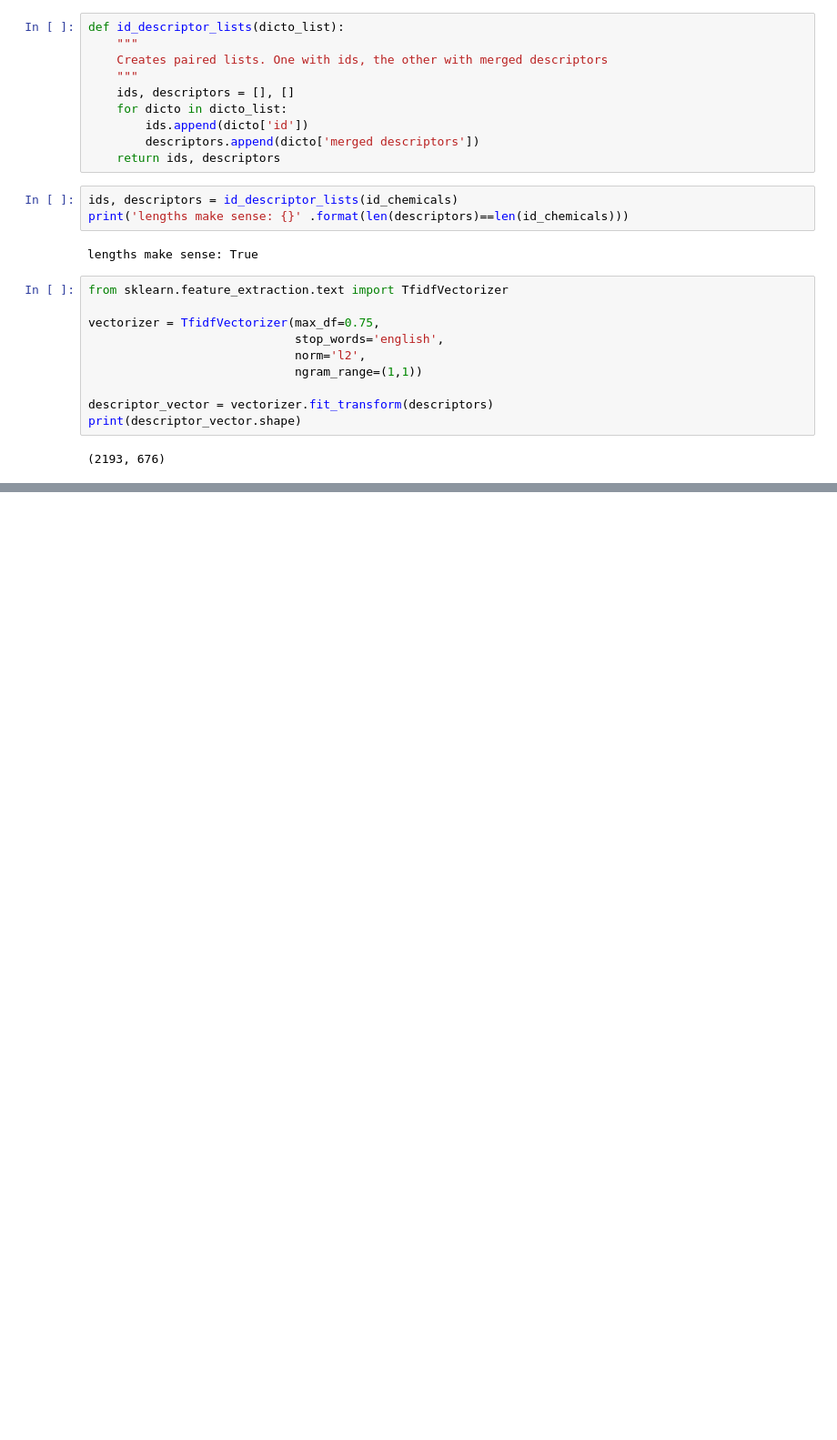
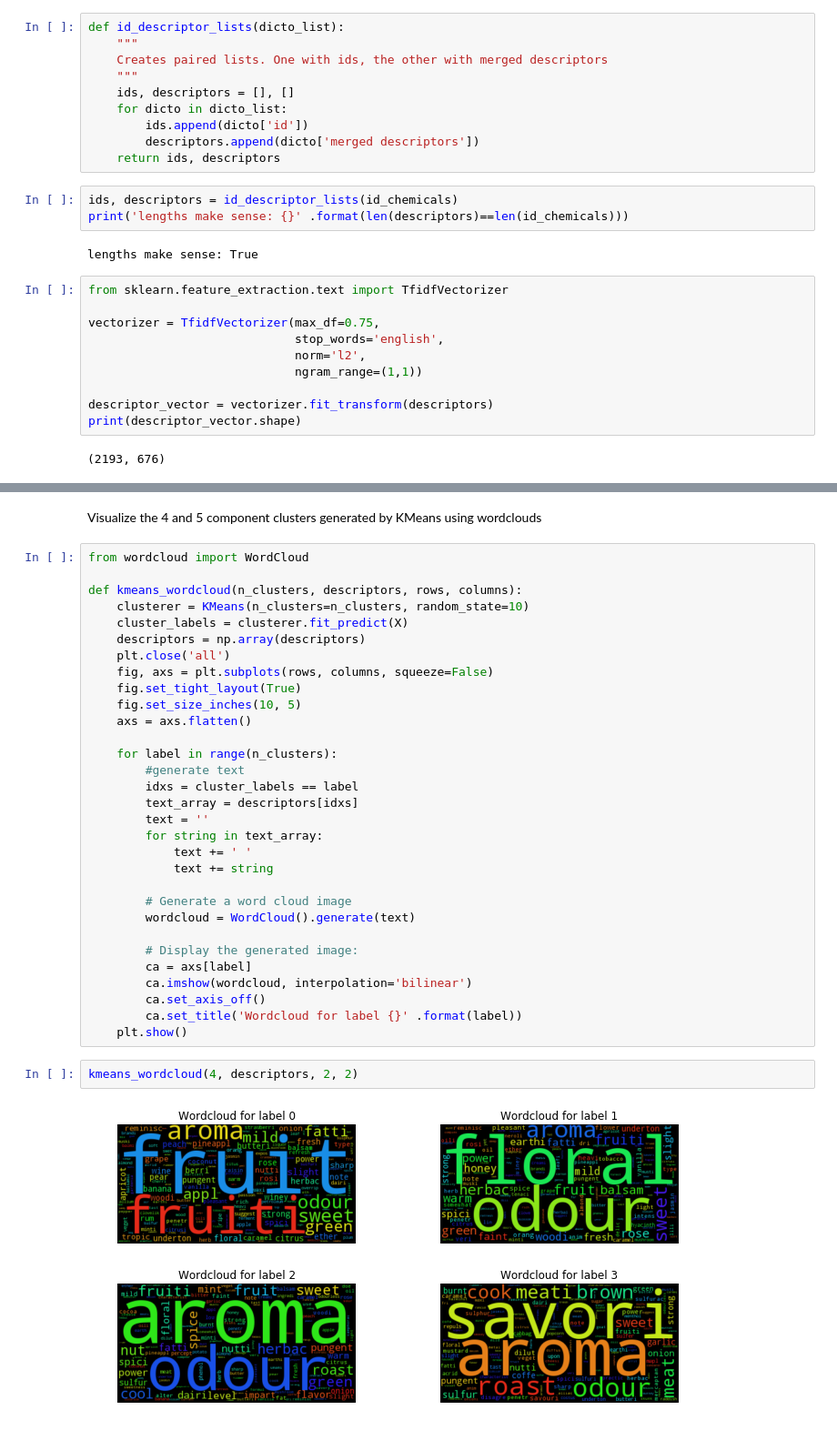
Before and after one commit to trnoriega/chemproject, a Jupyter notebook: descriptor_clustering.ipynb, the cells around one changed output, grey strips where cells are left out. Shown: that part at 91% size. Drawn from its saved outputs; the diff is of its cells as text; blank space fills up the shorter version.

```diff
--- a/descriptor_clustering.ipynb
+++ b/descriptor_clustering.ipynb
@@ -180,0 +176,37 @@ For n_clusters = 6 The average silhouette_score is : 0.0746881274282
+# %% [markdown]
+Visualize the 4 and 5 component clusters generated by KMeans using wordclouds
+# %%
+from wordcloud import WordCloud
+
+def kmeans_wordcloud(n_clusters, descriptors, rows, columns):
+    clusterer = KMeans(n_clusters=n_clusters, random_state=10)
+    cluster_labels = clusterer.fit_predict(X)
+    descriptors = np.array(descriptors)
+    plt.close('all')
+    fig, axs = plt.subplots(rows, columns, squeeze=False)
+    fig.set_tight_layout(True)
+    fig.set_size_inches(10, 5)
+    axs = axs.flatten()
+
+    for label in range(n_clusters):
+        #generate text
+        idxs = cluster_labels == label
+        text_array = descriptors[idxs]
+        text = ''
+        for string in text_array:
+            text += ' '
+            text += string
+
+        # Generate a word cloud image
+        wordcloud = WordCloud().generate(text)
+
+        # Display the generated image:
+        ca = axs[label]
+        ca.imshow(wordcloud, interpolation='bilinear')
+        ca.set_axis_off()
+        ca.set_title('Wordcloud for label {}' .format(label))
+    plt.show()
+# %%
+kmeans_wordcloud(4, descriptors, 2, 2)
+# %% [output]
+[figure, added]
```
Also changed, not shown: parts of 5 cells of this notebook.
